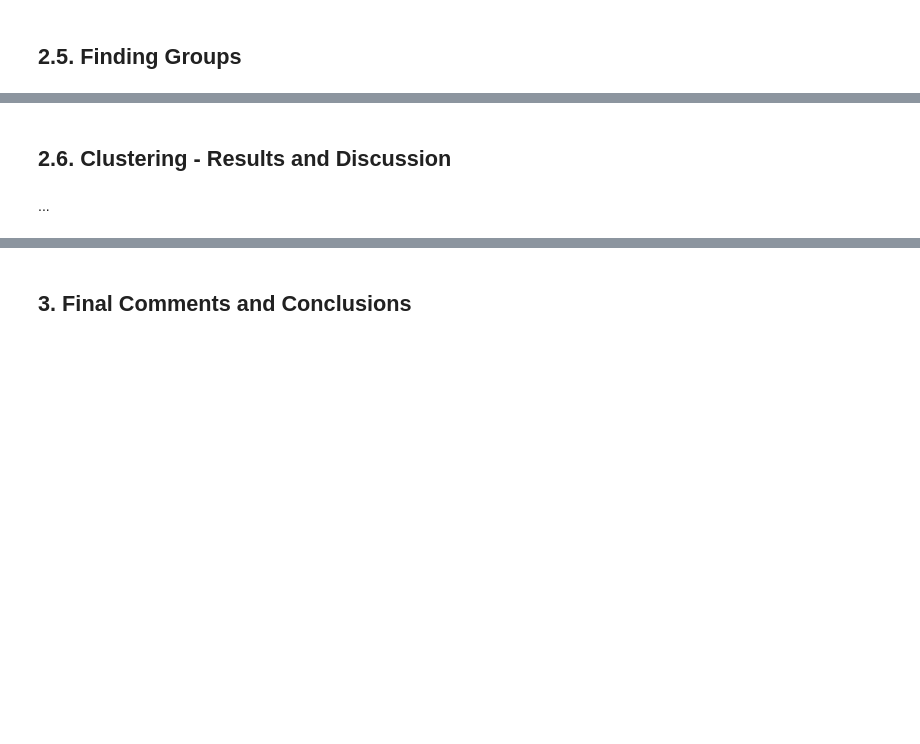
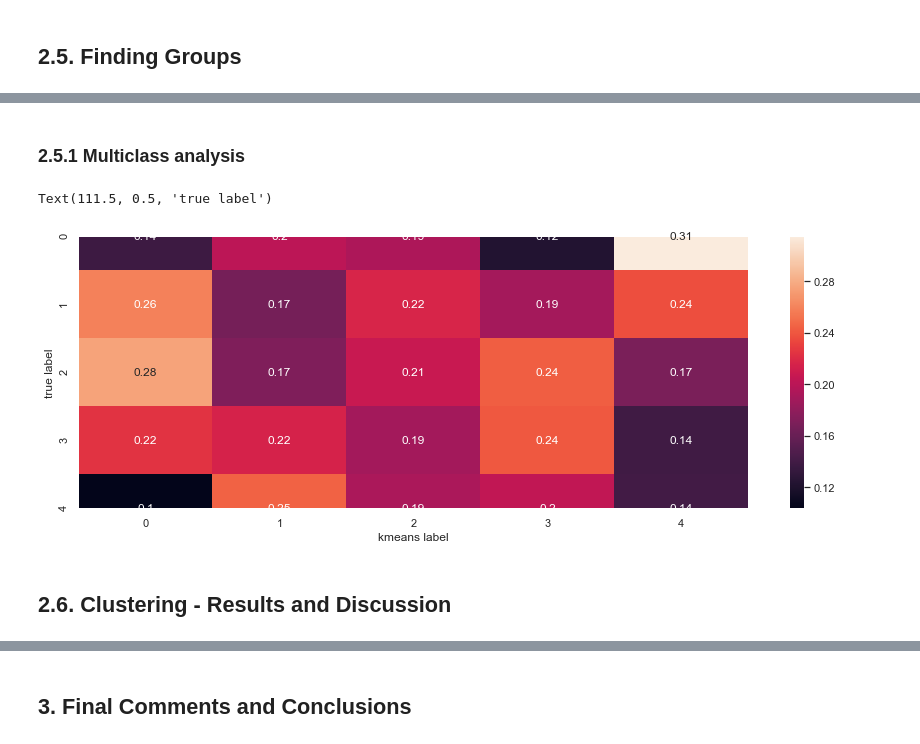
Before and after one commit to beatriz-lima/Machine-Learning-2019, a Jupyter notebook: Notes_Project.ipynb, the cells around one changed output, grey strips where cells are left out. Saved outputs shown, nothing was run; the diff lists cells and outputs as text; code cells hidden in the pictures; blank space fills up the shorter version.

```diff
--- a/Notes_Project.ipynb
+++ b/Notes_Project.ipynb
@@ -1663,4 +1305,13 @@ In this task you should **use unsupervised learning algorithms and try to charac
+# %% [markdown]
+### 2.5.1 Multiclass analysis
+# %%
+# Compare membership for multiclass dataset
+df2 = df_confusion(kmeans_m.labels_, table_y_m)
+ax = sns.heatmap(df2, annot=True)
+ax.set_xlabel('kmeans label')
+ax.set_ylabel('true label')
+# %% [output]
+Text(111.5, 0.5, 'true label')
+[figure, added]
 # %% [markdown]
 ## 2.6. Clustering - Results and Discussion
-# %% [markdown]
-...
```
Also changed, not shown: parts of 91 cells of this notebook.
